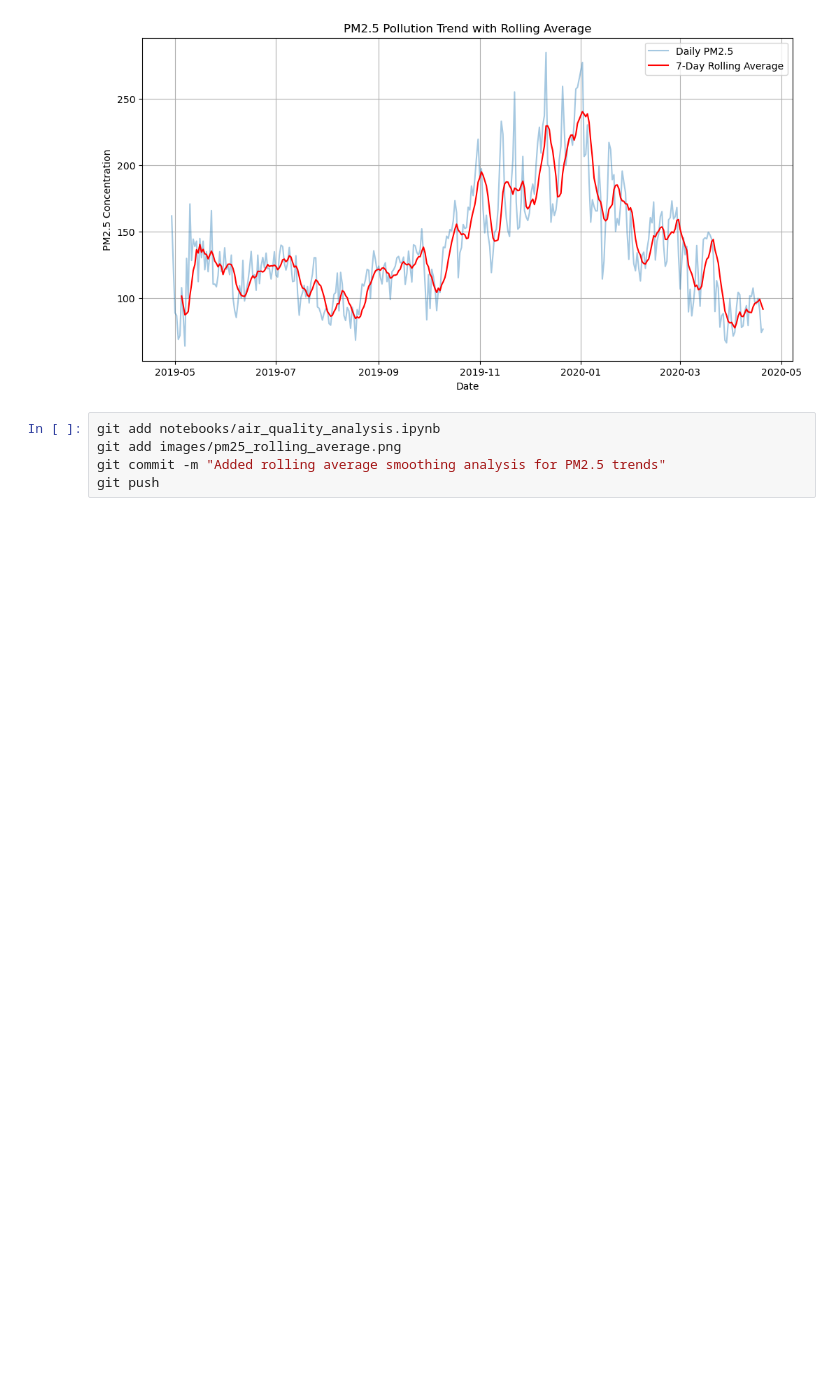
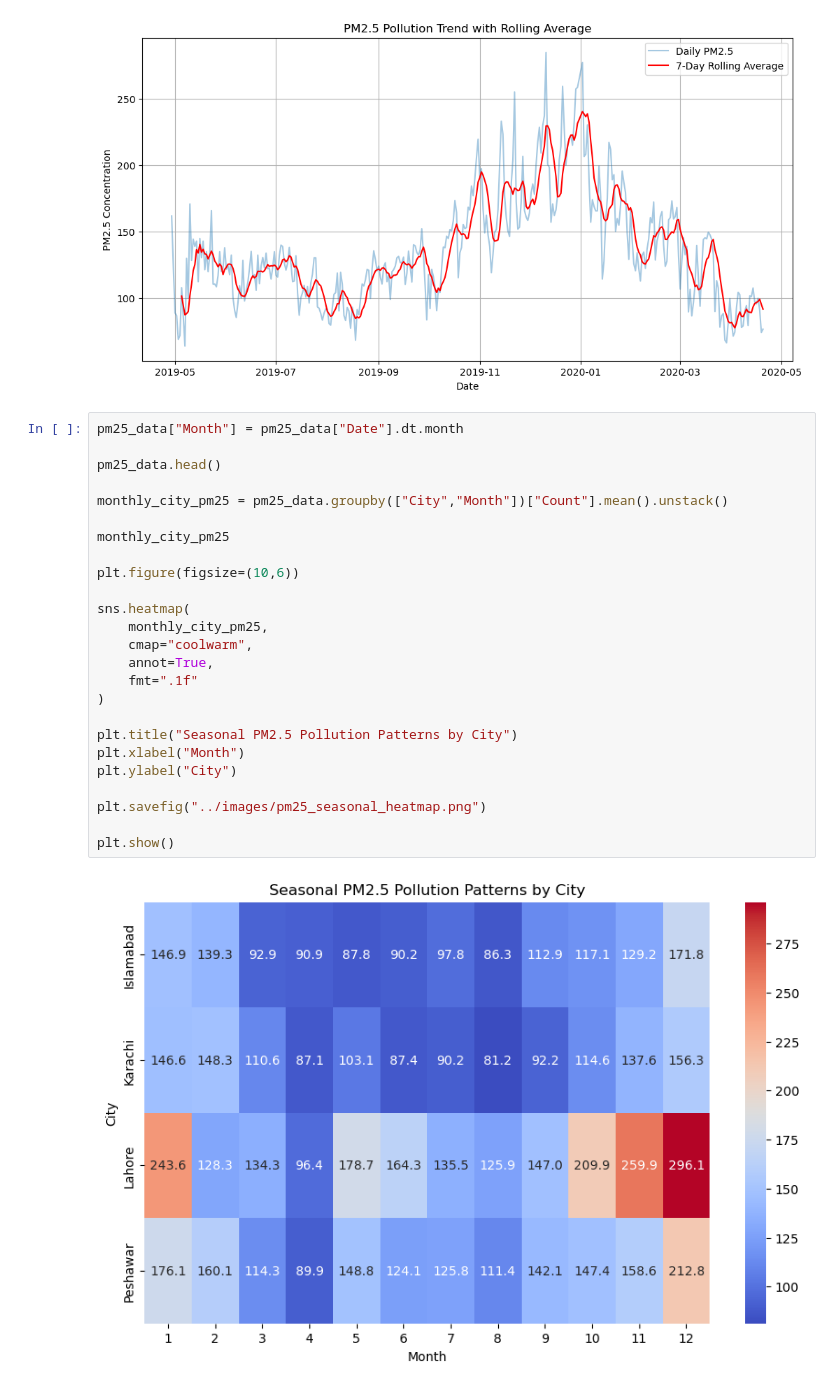
Before and after one commit to Bushra-Baloch/air-quality-prediction-ml-, a Jupyter notebook: air-quality-prediction-ml/notebooks/air_quality_analysis.ipynb, the cells around one changed output. Saved outputs shown, nothing was run; the diff lists cells and outputs as text; blank space fills up the shorter version.

Commit message:
Added time-based feature engineering (Year, Month, Day, Weekday)

```diff
--- a/air-quality-prediction-ml/notebooks/air_quality_analysis.ipynb
+++ b/air-quality-prediction-ml/notebooks/air_quality_analysis.ipynb
@@ -450,7 +450,29 @@ plt.show()
 # %% [output]
 [figure]
 # %%
-git add notebooks/air_quality_analysis.ipynb
-git add images/pm25_rolling_average.png
-git commit -m "Added rolling average smoothing analysis for PM2.5 trends"
-git push
+pm25_data["Month"] = pm25_data["Date"].dt.month
+
+pm25_data.head()
+
+monthly_city_pm25 = pm25_data.groupby(["City","Month"])["Count"].mean().unstack()
+
+monthly_city_pm25
+
+plt.figure(figsize=(10,6))
+
+sns.heatmap(
+    monthly_city_pm25,
+    cmap="coolwarm",
+    annot=True,
+    fmt=".1f"
+)
+
+plt.title("Seasonal PM2.5 Pollution Patterns by City")
+plt.xlabel("Month")
+plt.ylabel("City")
+
+plt.savefig("../images/pm25_seasonal_heatmap.png")
+
+plt.show()
+# %% [output]
+[figure, added]
```
Also changed, not shown: parts of 1 cell of this notebook.
